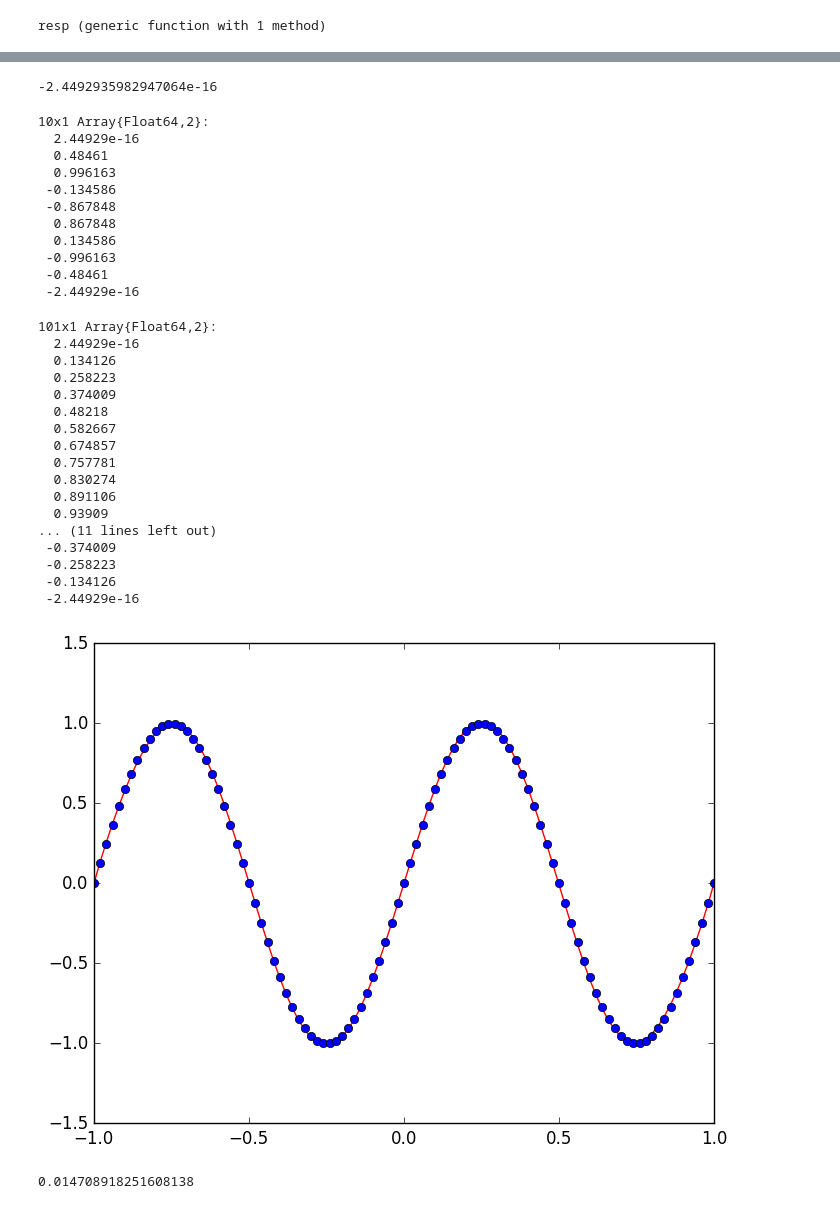
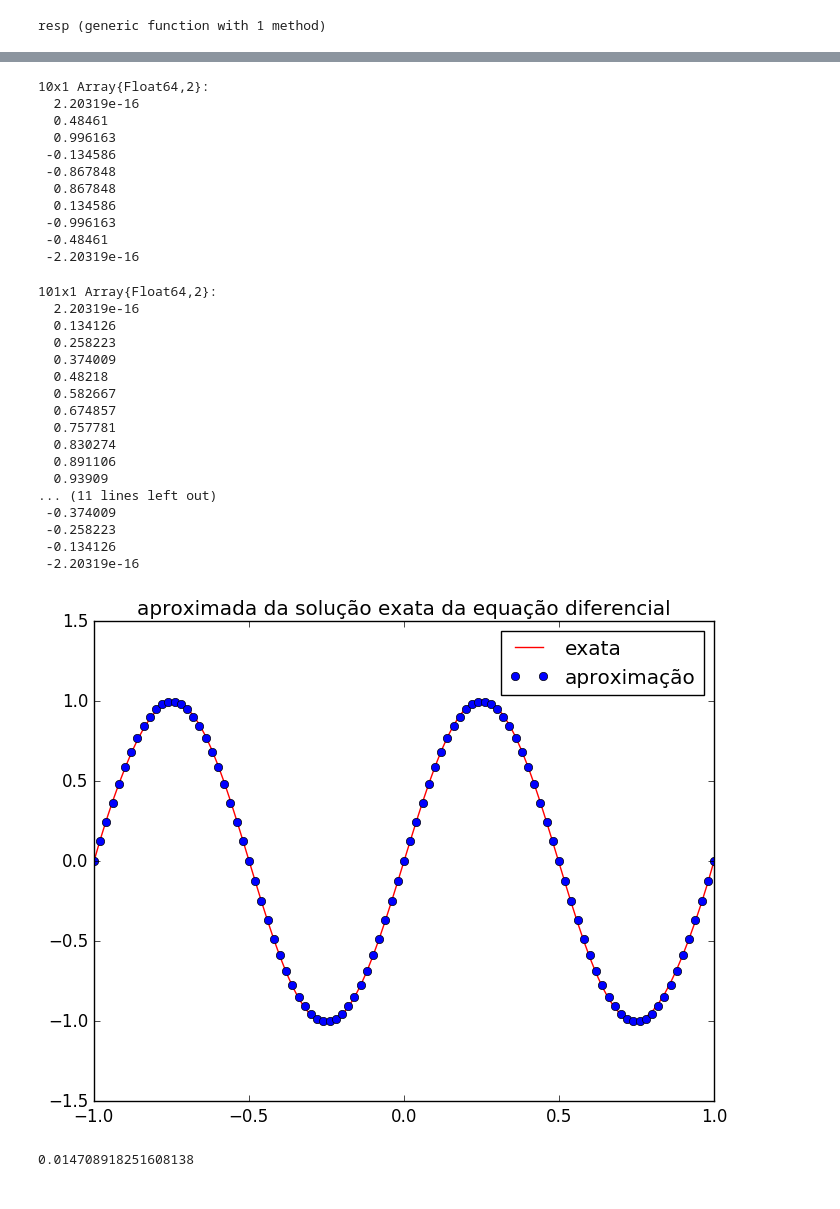
Before and after one commit to augustot2/HPFEM_mod.jl, a Jupyter notebook: augusto/Lagrange spectral-elem_ode.ipynb, the cells around one changed output, grey strips where cells are left out. Drawn from its saved outputs; the diff is of its cells as text; code cells hidden in the pictures.

```diff
--- a/augusto/Lagrange spectral-elem_ode.ipynb
+++ b/augusto/Lagrange spectral-elem_ode.ipynb
@@ -11,7 +13,7 @@ a=-1
 b= 1
 nodes = collect(linspace(a, b, nnodes));
 
-idir = [1,nnodes]
+idir = [1,10]
 lagr = HPFEM.Lagrange1d(M);
 
 quad = HPFEM.QuadType(Q);
@@ -59,7 +60,3 @@ for e = 1:nel
     fe = fun(elemento[e].x)
     HPFEM.add_rhs!(base, elemento[e], fe, sub(Fe, :, e))
 end
-Fe[bnd[1],1] = resp(a)
-Fe[bnd[2],nel]= resp(b)
-# %% [output]
--2.4492935982947064e-16
@@ -67,7 +67,7 @@ Fe[bnd[2],nel]= resp(b)
 HPFEM.solve!(solver, Fe)
 # %% [output]
 10x1 Array{Float64,2}:
-  2.44929e-16
+  2.20319e-16
   0.48461
   0.996163
  -0.134586
@@ -76,7 +76,7 @@ HPFEM.solve!(solver, Fe)
   0.134586
  -0.996163
  -0.48461
- -2.44929e-16
+ -2.20319e-16
 # %%
 nξ = 101
 ξ = collect(linspace(-1,1,nξ));
@@ -88,7 +88,7 @@ end
 Ue = ϕ * Fe
 # %% [output]
 101x1 Array{Float64,2}:
-  2.44929e-16
+  2.20319e-16
   0.134126
   0.258223
   0.374009
@@ -103,20 +103,22 @@ Ue = ϕ * Fe
  -0.374009
  -0.258223
  -0.134126
- -2.44929e-16
+ -2.20319e-16
 # %%
 using PyPlot
 x = [(1-ξ)*el.a/2 + (1+ξ)*el.b/2 for el in elemento]
 maxerr = -1000000
 for e = 1:nel
     uu = resp(x[e])
     err = maxabs(uu-Ue[:,e])
     if err > maxerr maxerr = err end
 
-    plot(x[e], Ue[:,e], "r")
-    plot(x[e], uu, "ob")
+    plot(x[e], Ue[:,e], "r",label= "exata")
+    plot(x[e], uu, "ob",label = "aproximação")
+    title("aproximada da solução exata da equação diferencial")
+    legend()
 end
 maxerr
 # %% [output]
-[figure, old version]
+[figure, new version]
 0.014708918251608138
```
Also changed, not shown: parts of 7 cells of this notebook, 8 other files.
